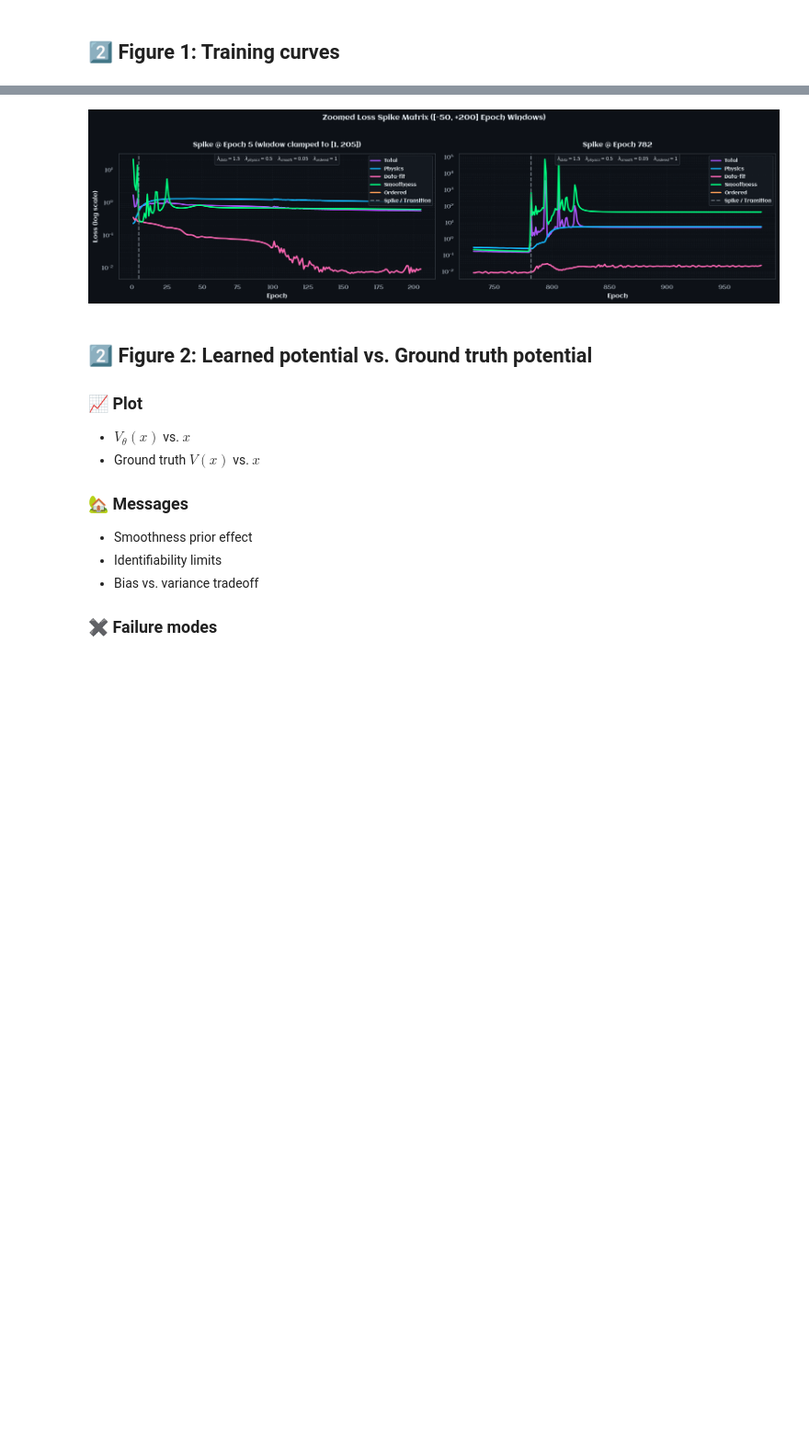
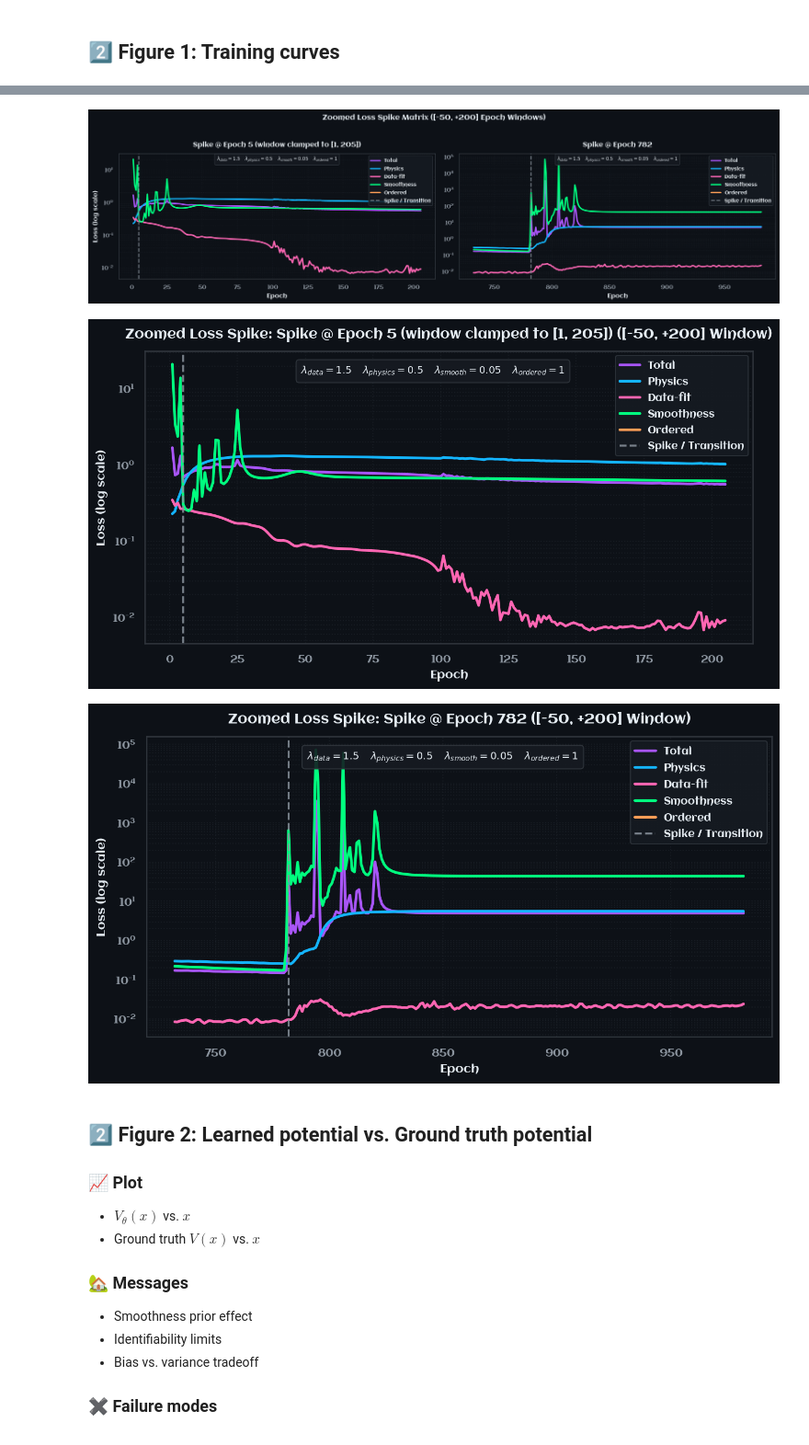
Before and after one commit to Scriber-Labs/lf-pinn-inverse-schrodinger, a Jupyter notebook: notebooks/demo.ipynb, the cells around one changed output, grey strips where cells are left out. Shown at 92% size. Drawn from its saved outputs; the diff is of its cells as text; code cells hidden in the pictures; blank space fills up the shorter version.

```diff
--- a/notebooks/demo.ipynb
+++ b/notebooks/demo.ipynb
@@ -268,33 +269,50 @@ fig_zoomed = plot_loss_history_zoomed(
     epochs=df["epoch"],
     total=df["total"],
     physics=df["physics"],
     data=df["data"],
     smooth=df["smooth"],
     ordered=df["ordered"],
     lambdas=lambdas,
     zoom_fraction=0.15,
     detect_spikes=True,
     out_path=zoomed_loss_path,
 )
 
 spike_matrix_path = pathlib.Path("../artifacts/demo_visuals/training_curves_spikes.png")
 fig_spikes = plot_loss_history_spike_matrix(
     epochs=df["epoch"],
     total=df["total"],
     physics=df["physics"],
     data=df["data"],
     smooth=df["smooth"],
     ordered=df["ordered"],
     lambdas=lambdas,
     detect_spikes=True,
     pre_window=50,
     post_window=200,
     out_path=spike_matrix_path,
 )
+
+# Render separate figures for each zoomed spike window around the vertical bars
+spike_figs = plot_loss_history_spike_figures(
+    epochs=df["epoch"],
+    total=df["total"],
+    physics=df["physics"],
+    data=df["data"],
+    smooth=df["smooth"],
+    ordered=df["ordered"],
+    lambdas=lambdas,
+    detect_spikes=True,
+    pre_window=50,
+    post_window=200,
+    out_dir=pathlib.Path("../artifacts/demo_visuals"),
+)
 # %% [output]
 [figure]
 [figure]
 [figure]
+[figure, added]
+[figure, added]
 # %% [markdown]
 ## 2️⃣ Figure 2: Learned potential vs. Ground truth potential
 
```
Also changed, not shown: parts of 1 cell of this notebook, 20 other files.
